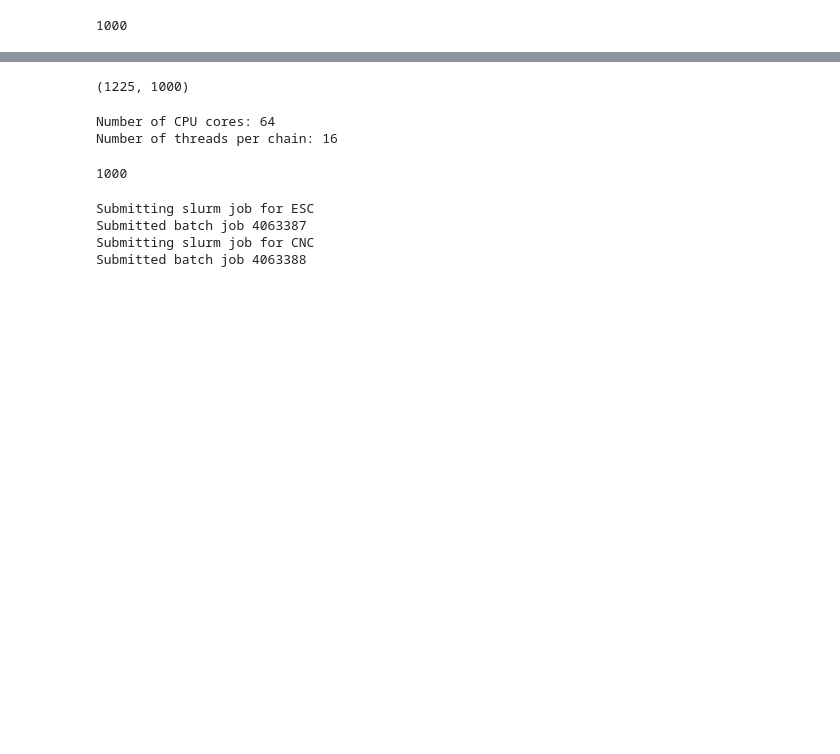
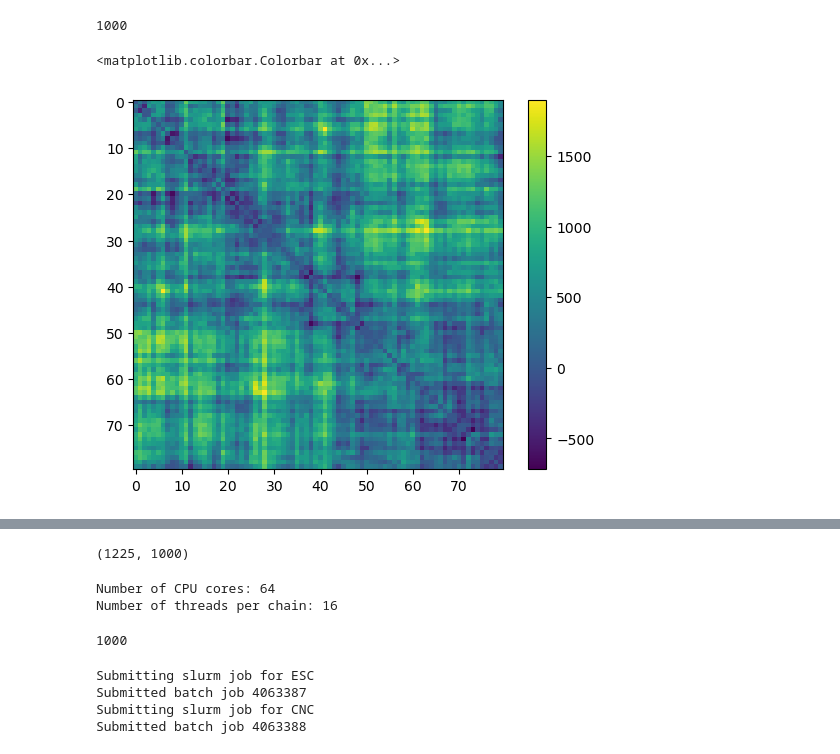
Before and after one commit to tee-udon/chromatin-ensemble-refinement, a Jupyter notebook: 20241014_PREREWEIGHT_Sox9_PCAs_LatinCubeSampling_jax.ipynb, the cells around one changed output, grey strips where cells are left out. Saved outputs shown, nothing was run; the diff lists cells and outputs as text; code cells hidden in the pictures; blank space fills up the shorter version.

```diff
--- a/20241014_PREREWEIGHT_Sox9_PCAs_LatinCubeSampling_jax.ipynb
+++ b/20241014_PREREWEIGHT_Sox9_PCAs_LatinCubeSampling_jax.ipynb
@@ -168,3 +182,9 @@ lpm = [(logprior(x, num_monomers)).tolist() for x in microstates_maps]
 len(lpm)
 # %% [output]
 1000
+# %%
+plt.imshow(microstates_maps[0].reshape(num_monomers, num_monomers))
+plt.colorbar()
+# %% [output]
+<matplotlib.colorbar.Colorbar at 0x...>
+[figure, added]
```
Also changed, not shown: parts of 6 cells of this notebook, 9 other files.
